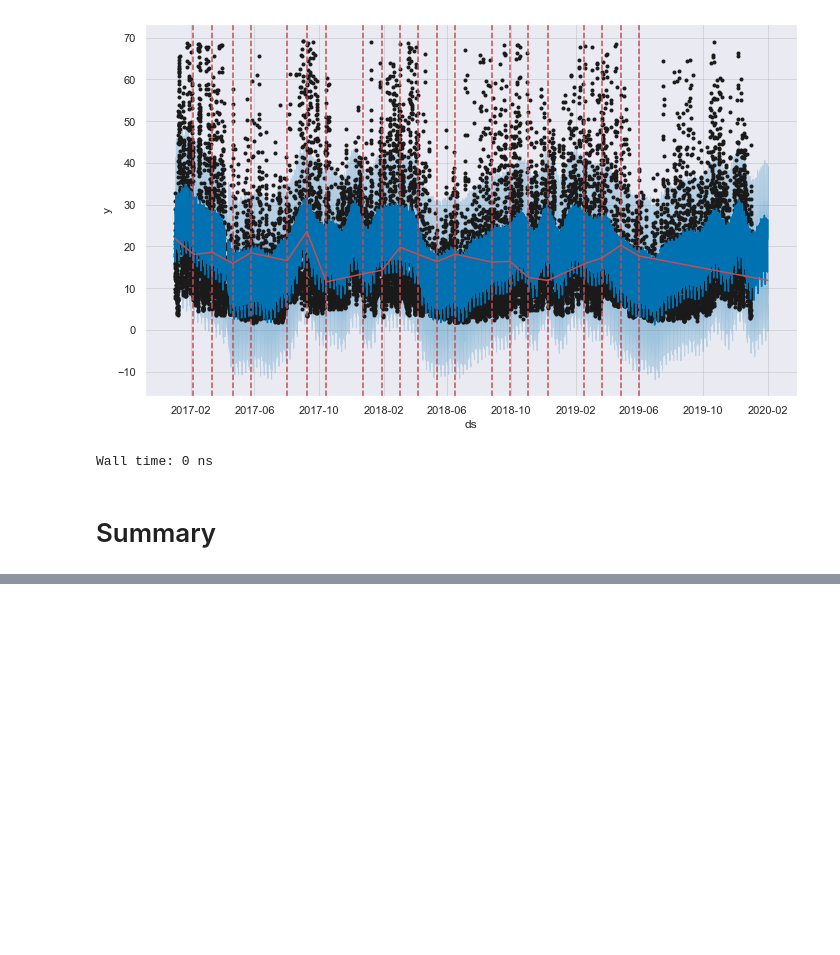
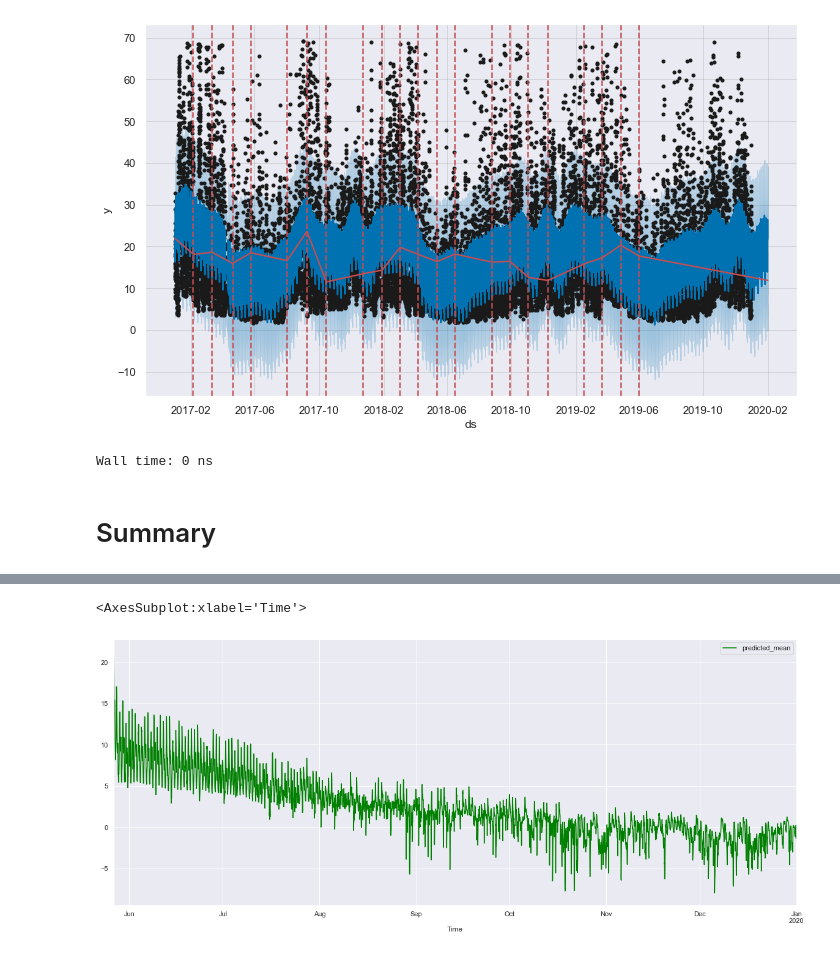
Before and after one commit to DamianKrupa/AirPollutionPoland_timeseries_analysis, a Jupyter notebook: 1 - AirPollutionPoland_time_series_analysis.ipynb, the cells around one changed output, grey strips where cells are left out. Saved outputs shown, nothing was run; the diff lists cells and outputs as text; code cells hidden in the pictures; blank space fills up the shorter version.

```diff
--- a/1 - AirPollutionPoland_time_series_analysis.ipynb
+++ b/1 - AirPollutionPoland_time_series_analysis.ipynb
@@ -558,6 +562,7 @@ size = int(len(NO2_stat)*0.8)
 # %%
-df_train = NO2_stat.iloc[:size]
-df_test = NO2_stat.iloc[size:]
+df_train = NO2_stat.iloc[:train_size]
+df_test = NO2_stat.iloc[train_size:]
+del df_test['Station_code']
 # %% [markdown]
 ### What type of time series are we dealing with?
 # %% [markdown]
@@ -2574,0 +2600,11 @@ Current value:  9.27
+# %%
+# Prediction vs. forecastings?
+# If you want to get familiar with distinguish between prediction and forecasting,
+# I encoruge you to read this article:
+# https://www.datascienceblog.net/post/machine-learning/forecasting_vs_prediction/
+#https://medium.com/datadriveninvestor/time-series-prediction-using-sarimax-a6604f258c56
+
+
+
+steps = -1
+sarmax2_prediction = results_sarmax2.predict(start=train_size, end=train_size+test_size+steps, exog=df_test)
@@ -2574,0 +2630,8 @@ Current value:  9.27
+# %%
+predictions = pd.DataFrame(sarmax2_prediction)
+
+predictions.reset_index(drop=True, inplace=True)
+predictions.index=df_test.index
+
+# predictions['Actual'] = act['Stock Price next day']
+predictions.rename(columns={0:'Pred'}, inplace=True)
@@ -2574,0 +2655,6 @@ Current value:  9.27
+# %%
+predictions[‘Actual’].plot(figsize=(20,8), legend=True, color=’blue’)
+predictions['predicted_mean'].plot(legend=True, color='green', figsize=(20,8))
+# %% [output]
+<AxesSubplot:xlabel='Time'>
+[figure, added]
```
Also changed, not shown: parts of 41 cells of this notebook, 1 other file.
